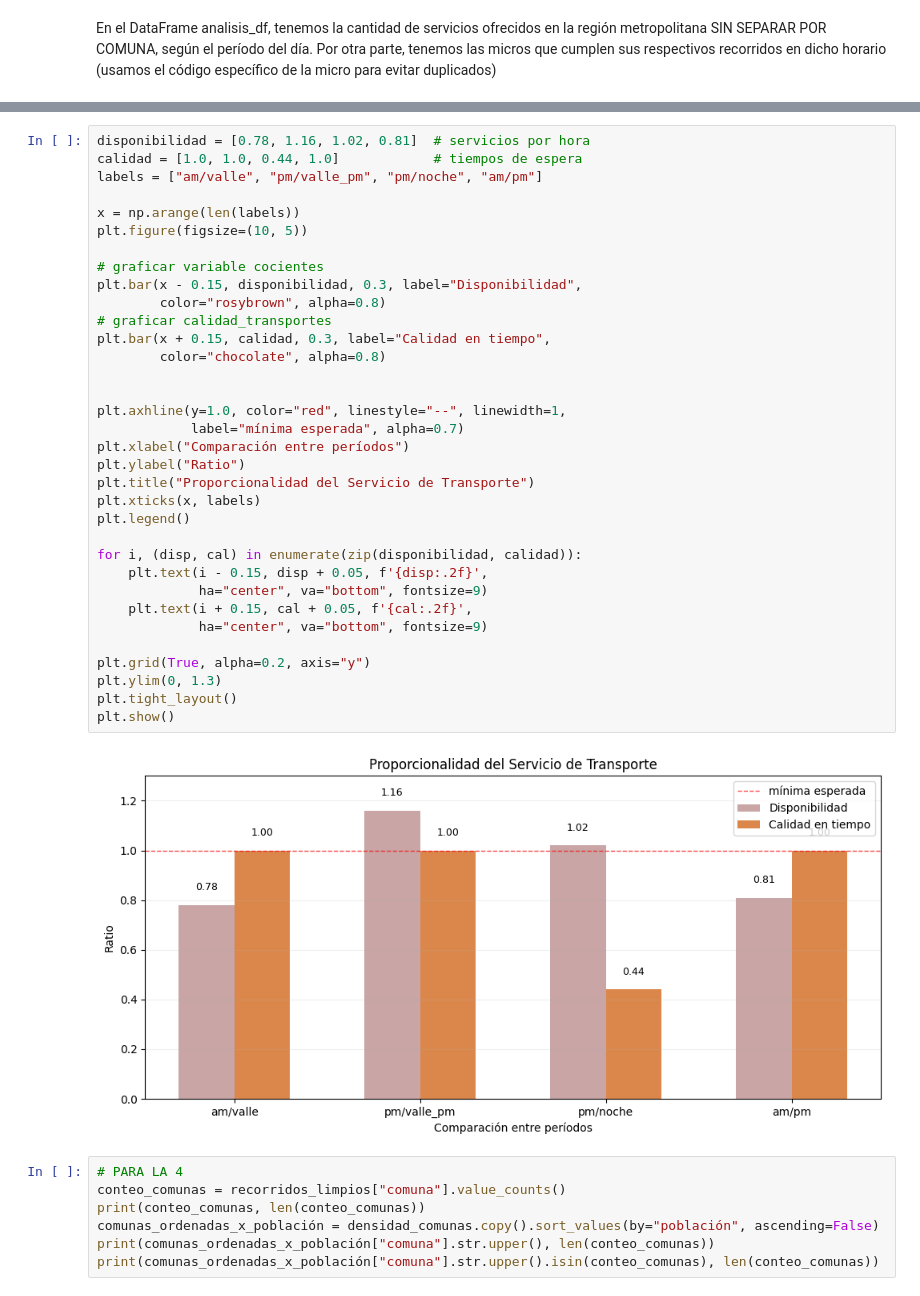
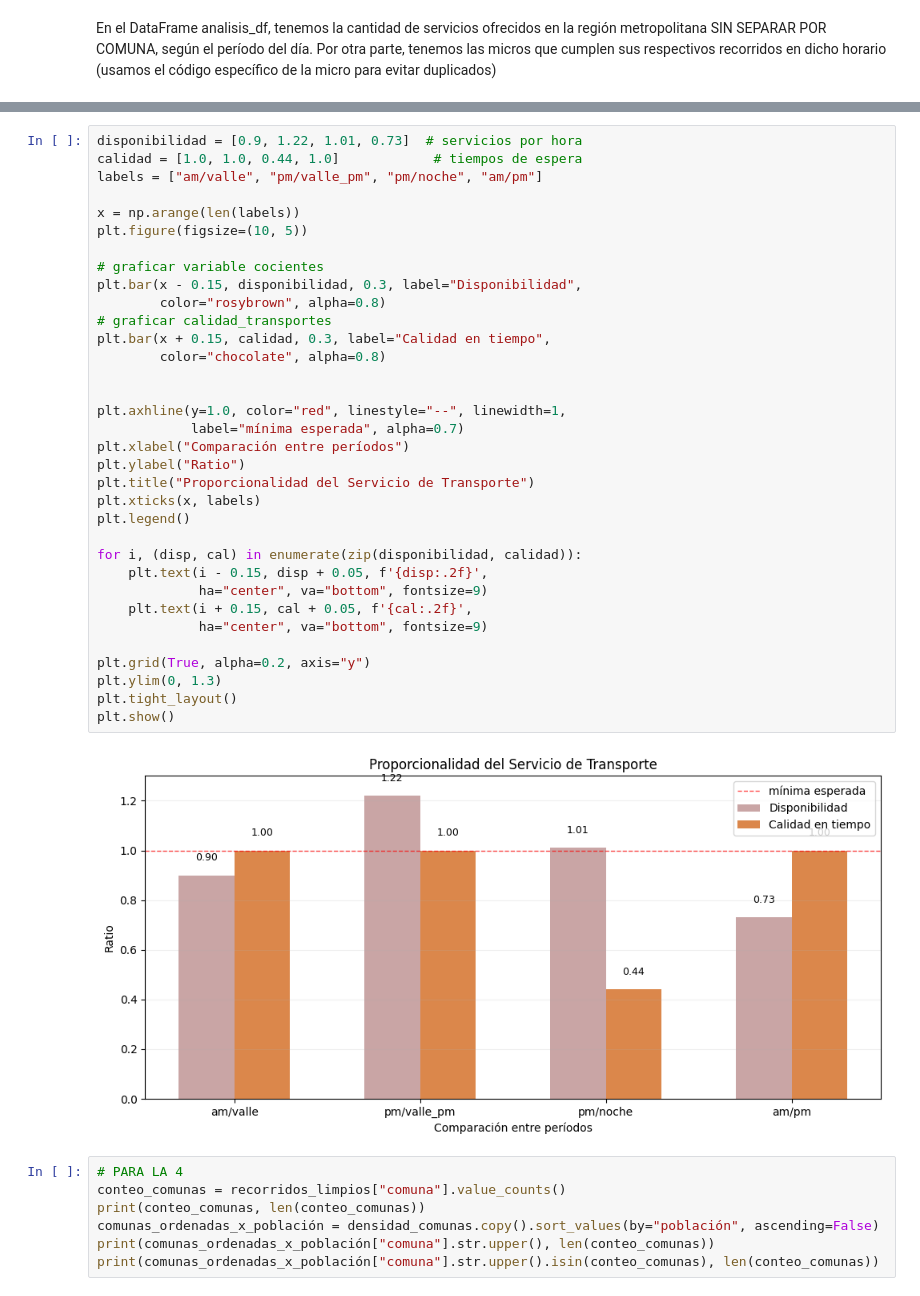
Before and after one commit to vpardoss/squadecaedro, a Jupyter notebook: notebooks/analisis_data.ipynb, the cells around one changed output, grey strips where cells are left out. Cells and saved outputs as stored; diff of their text form.

```diff
--- a/notebooks/analisis_data.ipynb
+++ b/notebooks/analisis_data.ipynb
@@ -849,41 +841,41 @@ Proporcionalidad en tiempo_pm_valle_pm: 1.0
 Proporcionalidad en tiempo_pm_noche: 0.44
 Proporcionalidad en tiempo_am_pm: 1.0
 # %%
-disponibilidad = [0.78, 1.16, 1.02, 0.81]  # servicios por hora
+disponibilidad = [0.9, 1.22, 1.01, 0.73]  # servicios por hora
 calidad = [1.0, 1.0, 0.44, 1.0]            # tiempos de espera
 labels = ["am/valle", "pm/valle_pm", "pm/noche", "am/pm"]
 
 x = np.arange(len(labels))
 plt.figure(figsize=(10, 5))
 
 # graficar variable cocientes
 plt.bar(x - 0.15, disponibilidad, 0.3, label="Disponibilidad",
         color="rosybrown", alpha=0.8)
 # graficar calidad_transportes
 plt.bar(x + 0.15, calidad, 0.3, label="Calidad en tiempo",
         color="chocolate", alpha=0.8)
 
 
 plt.axhline(y=1.0, color="red", linestyle="--", linewidth=1,
             label="mínima esperada", alpha=0.7)
 plt.xlabel("Comparación entre períodos")
 plt.ylabel("Ratio")
 plt.title("Proporcionalidad del Servicio de Transporte")
 plt.xticks(x, labels)
 plt.legend()
 
 for i, (disp, cal) in enumerate(zip(disponibilidad, calidad)):
     plt.text(i - 0.15, disp + 0.05, f'{disp:.2f}',
              ha="center", va="bottom", fontsize=9)
     plt.text(i + 0.15, cal + 0.05, f'{cal:.2f}',
              ha="center", va="bottom", fontsize=9)
 
 plt.grid(True, alpha=0.2, axis="y")
 plt.ylim(0, 1.3)
 plt.tight_layout()
 plt.show()
 # %% [output]
-[figure, old version]
+[figure, new version]
 # %%
 # PARA LA 4
 conteo_comunas = recorridos_limpios["comuna"].value_counts()
```
Also changed, not shown: parts of 3 cells of this notebook, 1 other file.
